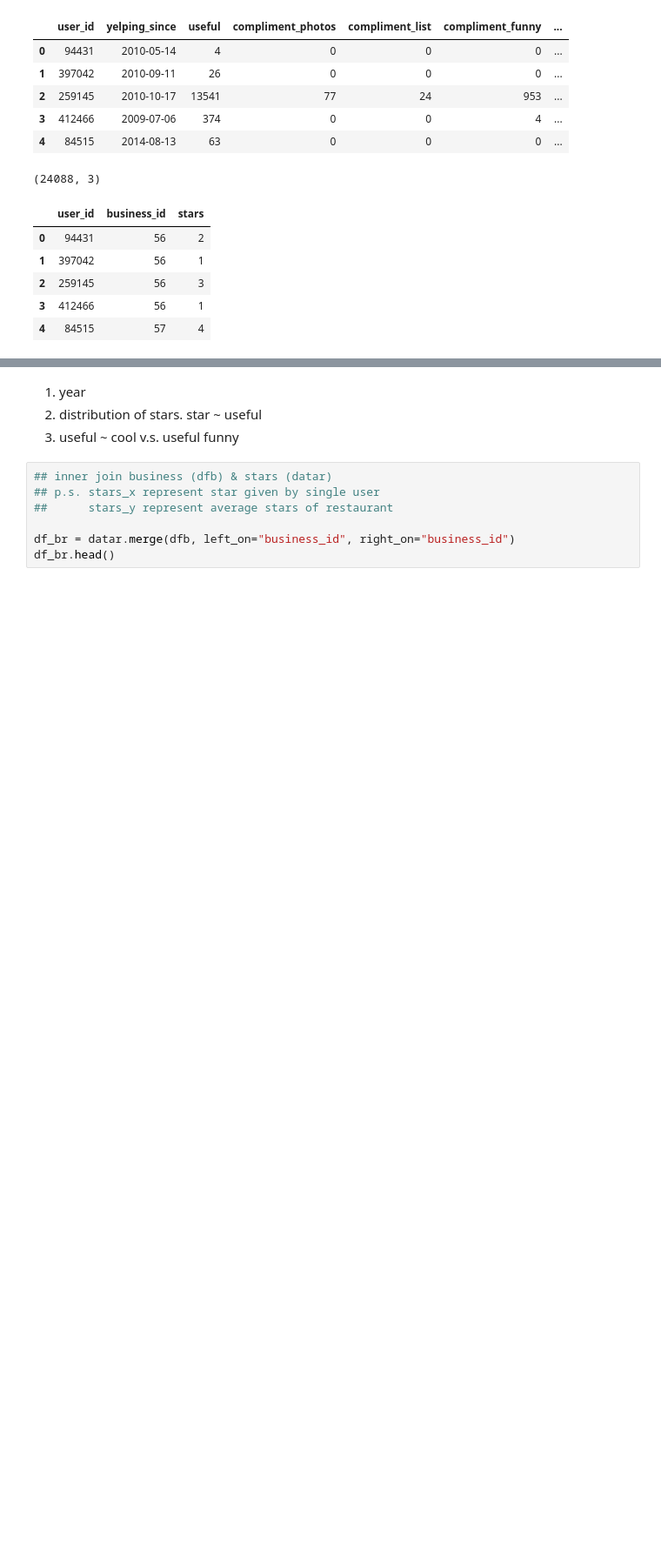
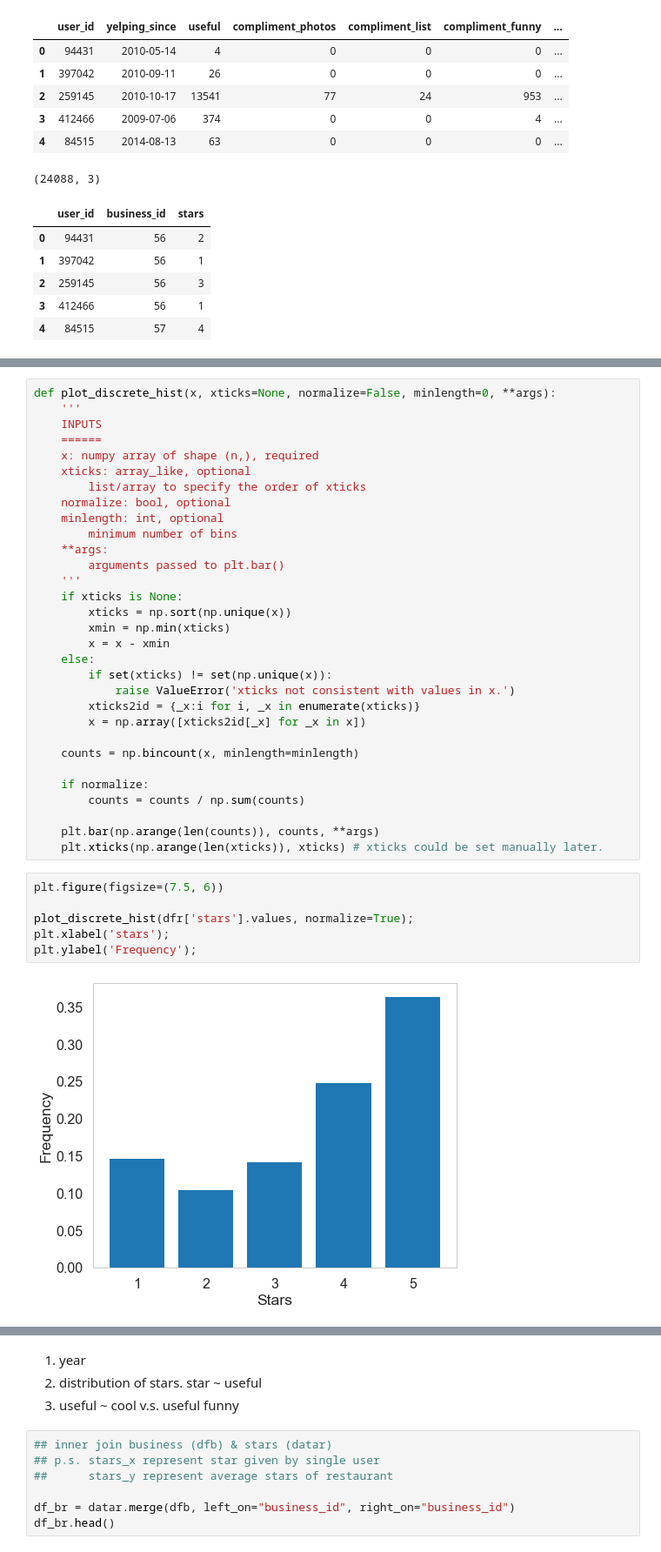
Before and after one commit to xuwd11/Recommender_Systems, a Jupyter notebook: 03_EDA.ipynb, the cells around one changed output, grey strips where cells are left out. Shown at 87% size. Cells and saved outputs as stored; diff of their text form; blank space fills up the shorter version.

```diff
--- a/03_EDA.ipynb
+++ b/03_EDA.ipynb
@@ -76,4 +76,43 @@ dfr.head()
 | 2 | 56 | 1 | 259145 | cU39f51OCGzn5vF_TvtO-g | I used to really like El Toro whi... | 3 | 2011-04-11 | 4 | 2 | 2011 | ... |
 | 3 | 56 | 0 | 412466 | 1lRmEQYCMtgG-bdPGtgudQ | As others have said, steer clear ... | 1 | 2011-06-20 | 1 | 0 | 2011 | ... |
 | 4 | 57 | 0 | 84515 | iX93LIaKvOvH152-5HeIQQ | I stayed at one of their Urbana l... | 4 | 2014-08-16 | 0 | 0 | 2014 | ... |
+# %%
+def plot_discrete_hist(x, xticks=None, normalize=False, minlength=0, **args):
+    '''
+    INPUTS
+    ======
+    x: numpy array of shape (n,), required
+    xticks: array_like, optional
+        list/array to specify the order of xticks
+    normalize: bool, optional
+    minlength: int, optional
+        minimum number of bins
+    **args:
+        arguments passed to plt.bar()
+    '''
+    if xticks is None:
+        xticks = np.sort(np.unique(x))
+        xmin = np.min(xticks)
+        x = x - xmin
+    else:
+        if set(xticks) != set(np.unique(x)):
+            raise ValueError('xticks not consistent with values in x.')
+        xticks2id = {_x:i for i, _x in enumerate(xticks)}
+        x = np.array([xticks2id[_x] for _x in x])
+
+    counts = np.bincount(x, minlength=minlength)
+
+    if normalize:
+        counts = counts / np.sum(counts)
+
+    plt.bar(np.arange(len(counts)), counts, **args)
+    plt.xticks(np.arange(len(xticks)), xticks) # xticks could be set manually later.
+# %%
+plt.figure(figsize=(7.5, 6))
+
+plot_discrete_hist(dfr['stars'].values, normalize=True);
+plt.xlabel('stars');
+plt.ylabel('Frequency');
+# %% [output]
+[figure, added]
 # %%
```
Also changed, not shown: parts of 11 cells of this notebook.
